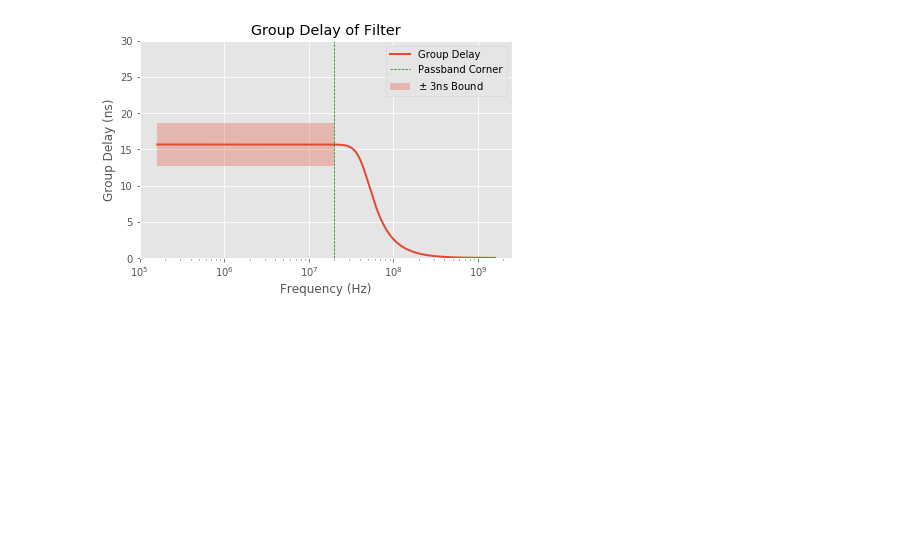
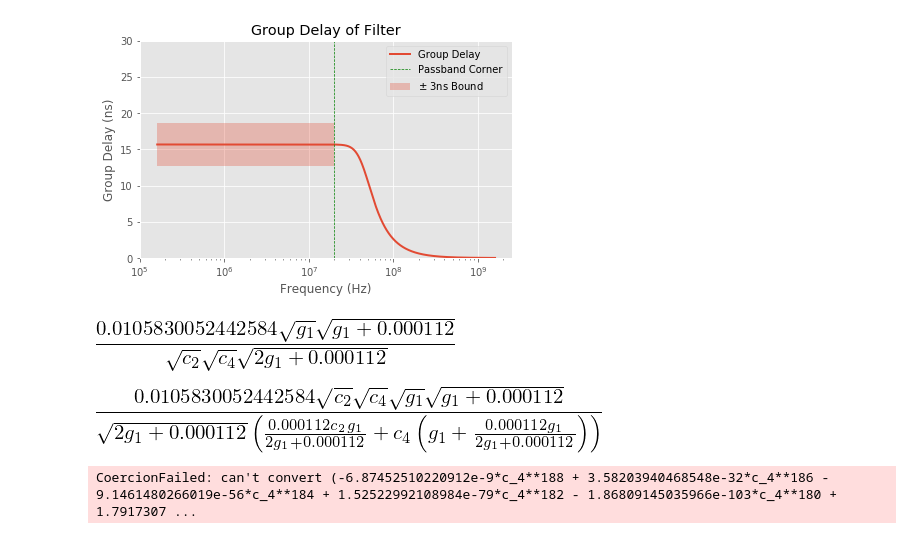
Before and after one commit to vighneshiyer/ee240b-project, a Jupyter notebook: checkpoint1.ipynb, the cells around one changed output. Cells and saved outputs as stored; diff of their text form; code cells hidden in the pictures; blank space fills up the shorter version.

```diff
--- a/checkpoint1.ipynb
+++ b/checkpoint1.ipynb
@@ -121,3 +123,19 @@ plt.ylim(0, 30)
 plt.show()
 # %% [output]
 [figure]
+# %%
+g1, g3, c2, c4, gm = sp.symbols('g_1 g_3 c_2 c_4 g_m', positive=True, real=True)
+wo = sp.sqrt((g1 + gm) * g3 / (c2 * c4))
+wo = wo.subs([(g3, g1*gm / (2*g1 + gm)), (gm, 112e-6)])
+Q = sp.sqrt((g1 + gm)*g3*c2*c4) / (g3*c2 + (g1 + g3)*c4)
+Q = Q.subs([(g3, g1*gm / (2*g1 + gm)), (gm, 112e-6)])
+display(wo)
+display(Q)
+sp.nonlinsolve([
+    wo - 64e6*2*np.pi,
+    Q - 0.359
+], [g1, c2, c4])
+# %% [output]
+[figure, added]
+[figure, added]
+CoercionFailed: can't convert (-6.87452510220912e-9*c_4**188 + 3.58203940468548e-32*c_4**186 - 9.1461480266019e-56*c_4**184 + 1.52522992108984e-79*c_4**182 - 1.86809145035966e-103*c_4**180 + 1.7917307 ...
```
Also changed, not shown: parts of 1 cell of this notebook, 39 other files.
